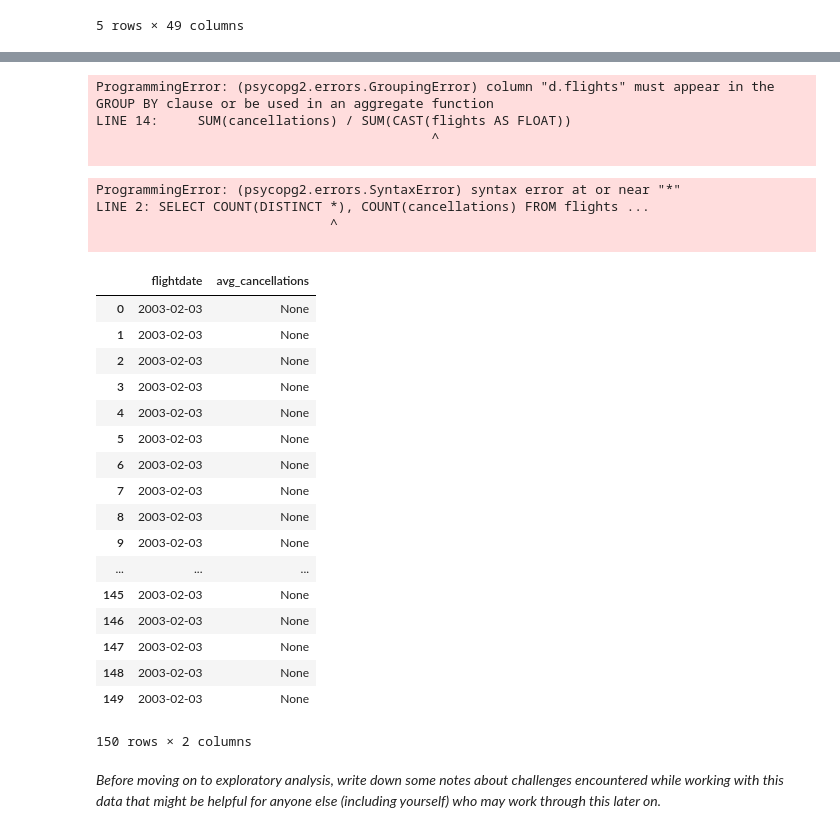
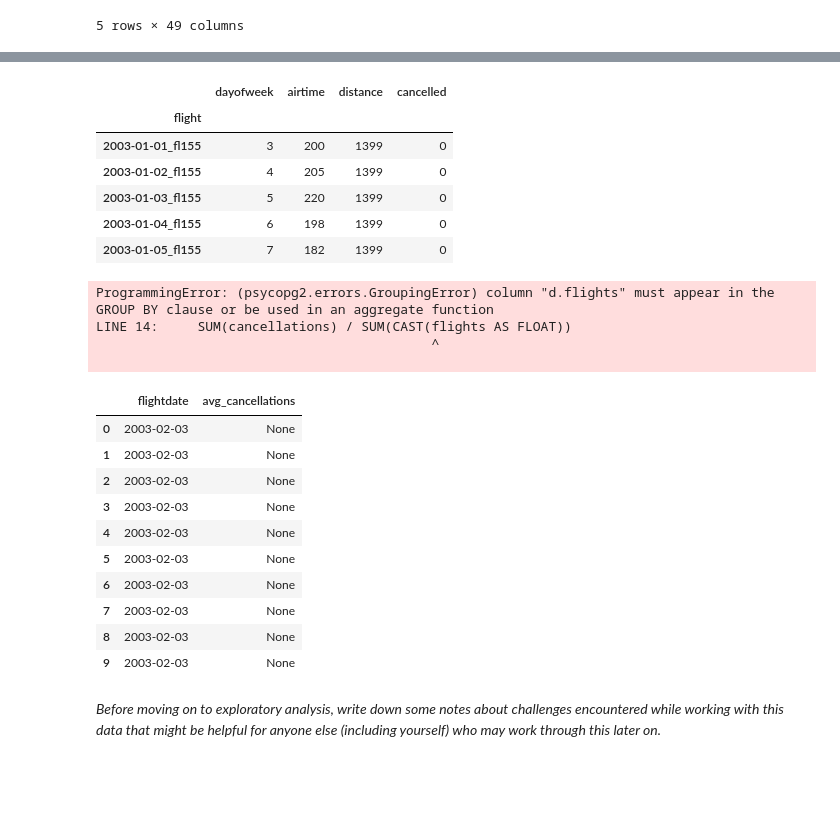
Before and after one commit to BotScutters/predicting-flight-cancellations, a Jupyter notebook: notebooks/mvp.ipynb, the cells around one changed output, grey strips where cells are left out. Drawn from its saved outputs; the diff is of its cells as text; code cells hidden in the pictures; blank space fills up the shorter version.

```diff
--- a/notebooks/mvp.ipynb
+++ b/notebooks/mvp.ipynb
@@ -883,4 +684,26 @@ LINE 3:     CAST(flightdate AS DATE) || '_fl' || flight_number_repor...
 
+# %%
+# Design matrix
+dm = """
+SELECT
+    CAST(flightdate AS DATE) || '_fl' || flight_number_reporting_airline
+        AS flight,
+    dayofweek,
+    airtime,
+    distance,
+    cancelled
+FROM flights
+LIMIT 5;
+"""
+pd.read_sql(dm, engine, index_col='flight')
+# %% [output]
+|  | dayofweek | airtime | distance | cancelled |
+| flight |  |  |  |  |
+| 2003-01-01_fl155 | 3 | 200 | 1399 | 0 |
+| 2003-01-02_fl155 | 4 | 205 | 1399 | 0 |
+| 2003-01-03_fl155 | 5 | 220 | 1399 | 0 |
+| 2003-01-04_fl155 | 6 | 198 | 1399 | 0 |
+| 2003-01-05_fl155 | 7 | 182 | 1399 | 0 |
 # %%
 q = """
 WITH daily AS (
@@ -915,53 +738,37 @@ ProgrammingError: (psycopg2.errors.GroupingError) column "d.flights" must appear
 LINE 14:     SUM(cancellations) / SUM(CAST(flights AS FLOAT))
                                            ^
 
-# %%
-q = """
-SELECT COUNT(DISTINCT *), COUNT(cancellations) FROM flights LIMIT 5;"""
-pd.read_sql(q, engine)
-# %% [output]
-ProgrammingError: (psycopg2.errors.SyntaxError) syntax error at or near "*"
-LINE 2: SELECT COUNT(DISTINCT *), COUNT(cancellations) FROM flights ...
-                              ^
-
 # %%
 q = """
 SELECT
     flightdate,
     AVG(cancelled)
         OVER(
             PARTITION BY flightdate
             ORDER BY flightdate
             RANGE BETWEEN '30 days' PRECEDING AND '1 days' PRECEDING
                 )  AS avg_cancellations
 FROM flights
 WHERE origin = 'SEA' AND
     flightdate > '2003-02-02'
 ORDER BY flightdate
-LIMIT 150
+LIMIT 10
 ;
 """
 
 pd.read_sql(q, engine)
 # %% [output]
 |  | flightdate | avg_cancellations |
 | 0 | 2003-02-03 | None |
 | 1 | 2003-02-03 | None |
 | 2 | 2003-02-03 | None |
 | 3 | 2003-02-03 | None |
 | 4 | 2003-02-03 | None |
 | 5 | 2003-02-03 | None |
 | 6 | 2003-02-03 | None |
 | 7 | 2003-02-03 | None |
 | 8 | 2003-02-03 | None |
 | 9 | 2003-02-03 | None |
-| ... | ... | ... |
-| 145 | 2003-02-03 | None |
-| 146 | 2003-02-03 | None |
-| 147 | 2003-02-03 | None |
-| 148 | 2003-02-03 | None |
-| 149 | 2003-02-03 | None |
-150 rows × 2 columns
 # %% [markdown]
 *Before moving on to exploratory analysis, write down some notes about challenges encountered while working with this data that might be helpful for anyone else (including yourself) who may work through this later on.*
 # %% [markdown]
```
Also changed, not shown: parts of 16 cells of this notebook.
